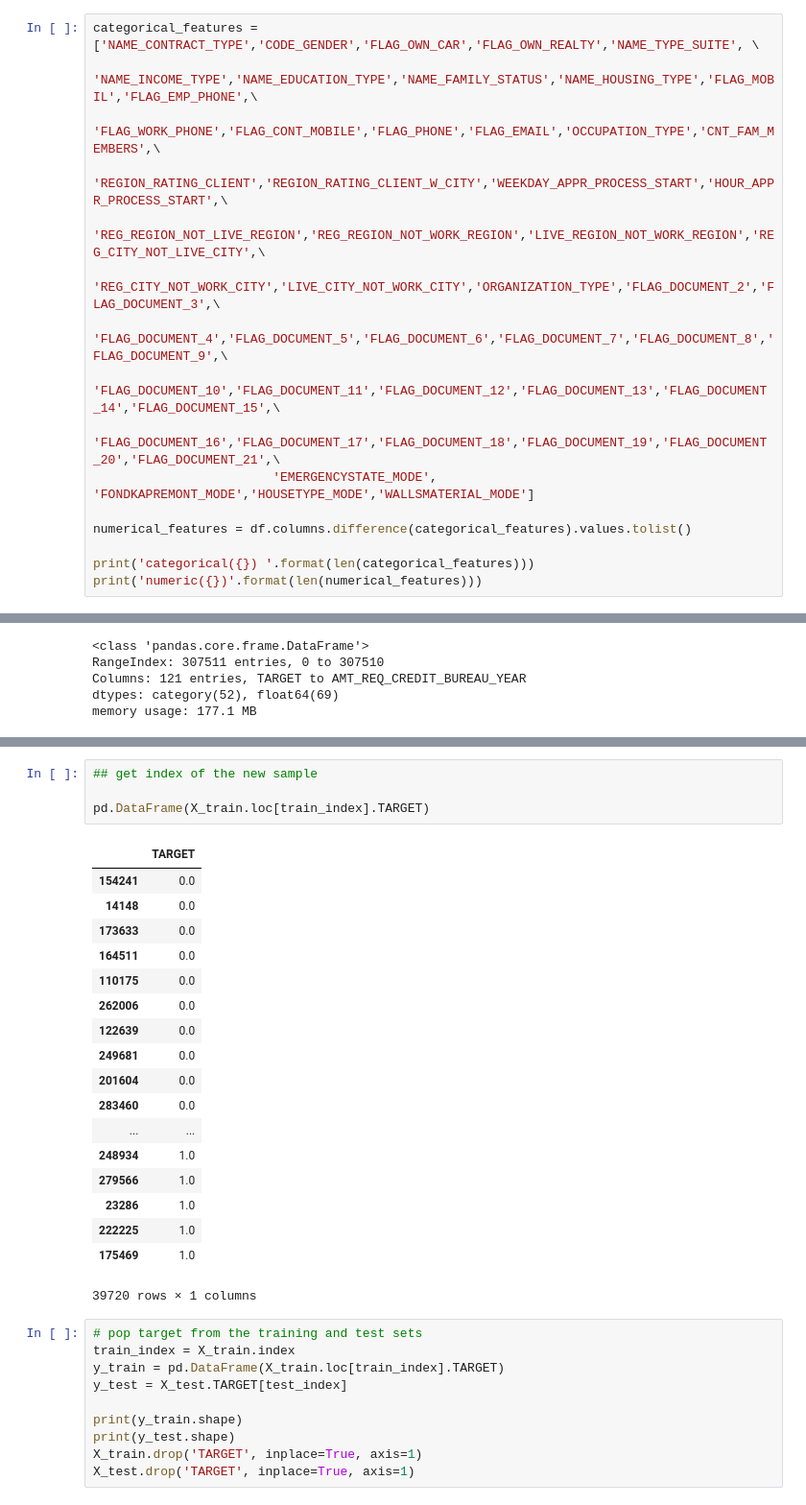
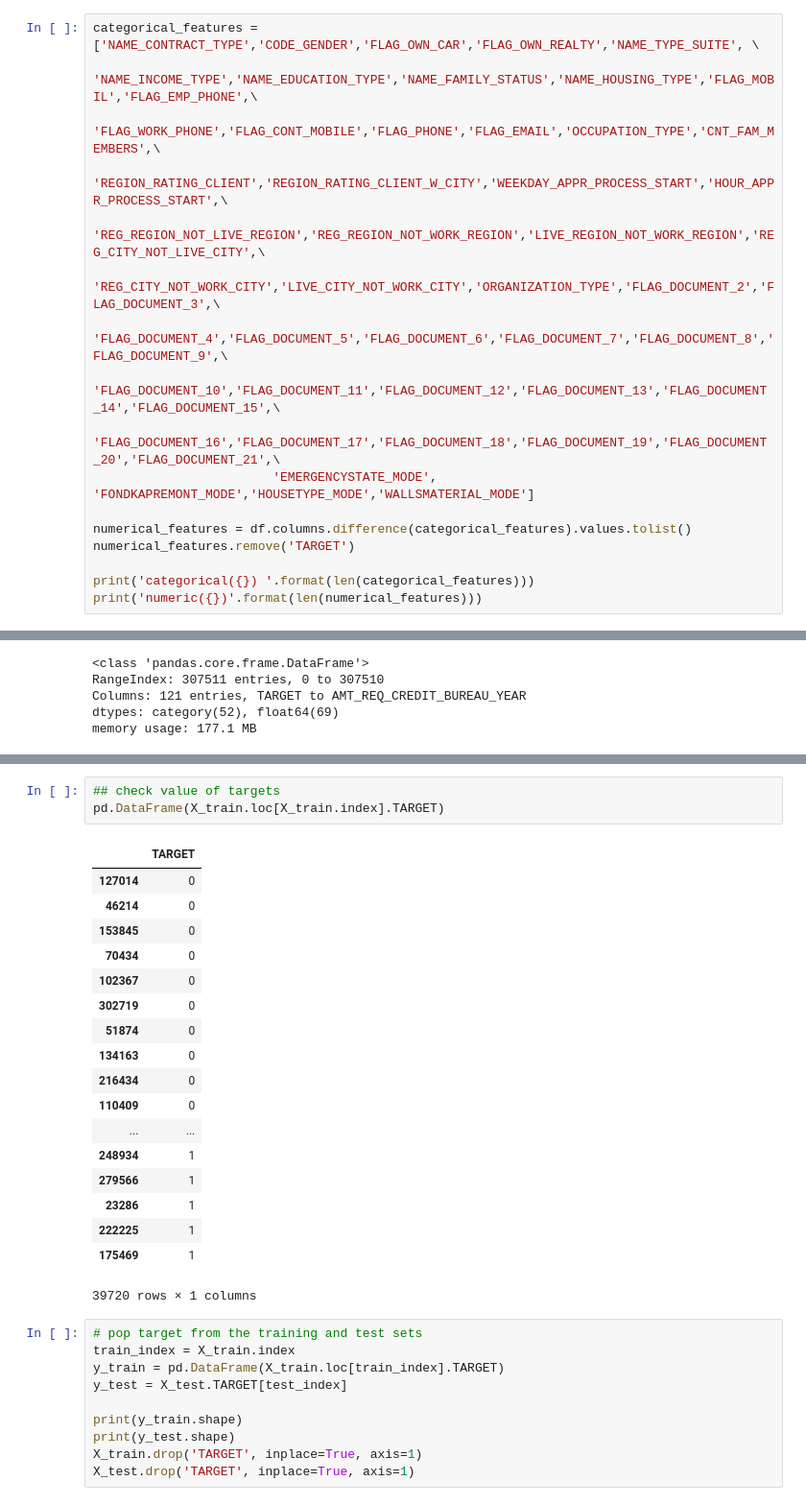
Before and after one commit to chalendony/wrangle, a Jupyter notebook: Pipeline.ipynb, the cells around one changed output, grey strips where cells are left out. Shown at 96% size. Drawn from its saved outputs; the diff is of its cells as text.

```diff
--- a/Pipeline.ipynb
+++ b/Pipeline.ipynb
@@ -70,6 +81,7 @@ categorical_features = ['NAME_CONTRACT_TYPE','CODE_GENDER','FLAG_OWN_CAR','FLAG_
                         'EMERGENCYSTATE_MODE', 'FONDKAPREMONT_MODE','HOUSETYPE_MODE','WALLSMATERIAL_MODE']
 
 numerical_features = df.columns.difference(categorical_features).values.tolist()
+numerical_features.remove('TARGET')
 
 print('categorical({}) '.format(len(categorical_features)))
 print('numeric({})'.format(len(numerical_features)))
@@ -146,27 +156,26 @@ train_index
 0.0    19860
 Name: TARGET, dtype: int64
 # %%
-## get index of the new sample
-
-pd.DataFrame(X_train.loc[train_index].TARGET)
+## check value of targets
+pd.DataFrame(X_train.loc[X_train.index].TARGET)
 # %% [output]
 |  | TARGET |
-| 154241 | 0.0 |
-| 14148 | 0.0 |
-| 173633 | 0.0 |
-| 164511 | 0.0 |
-| 110175 | 0.0 |
-| 262006 | 0.0 |
-| 122639 | 0.0 |
-| 249681 | 0.0 |
-| 201604 | 0.0 |
-| 283460 | 0.0 |
+| 127014 | 0 |
+| 46214 | 0 |
+| 153845 | 0 |
+| 70434 | 0 |
+| 102367 | 0 |
+| 302719 | 0 |
+| 51874 | 0 |
+| 134163 | 0 |
+| 216434 | 0 |
+| 110409 | 0 |
 | ... | ... |
-| 248934 | 1.0 |
-| 279566 | 1.0 |
-| 23286 | 1.0 |
-| 222225 | 1.0 |
-| 175469 | 1.0 |
+| 248934 | 1 |
+| 279566 | 1 |
+| 23286 | 1 |
+| 222225 | 1 |
+| 175469 | 1 |
 39720 rows × 1 columns
 # %%
 # pop target from the training and test sets
```
Also changed, not shown: parts of 29 cells of this notebook, 3 other files.
